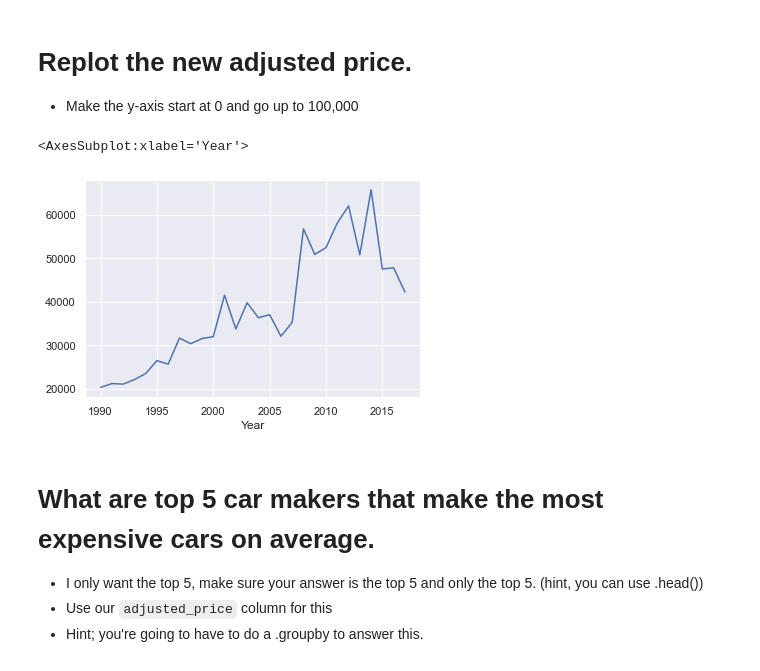
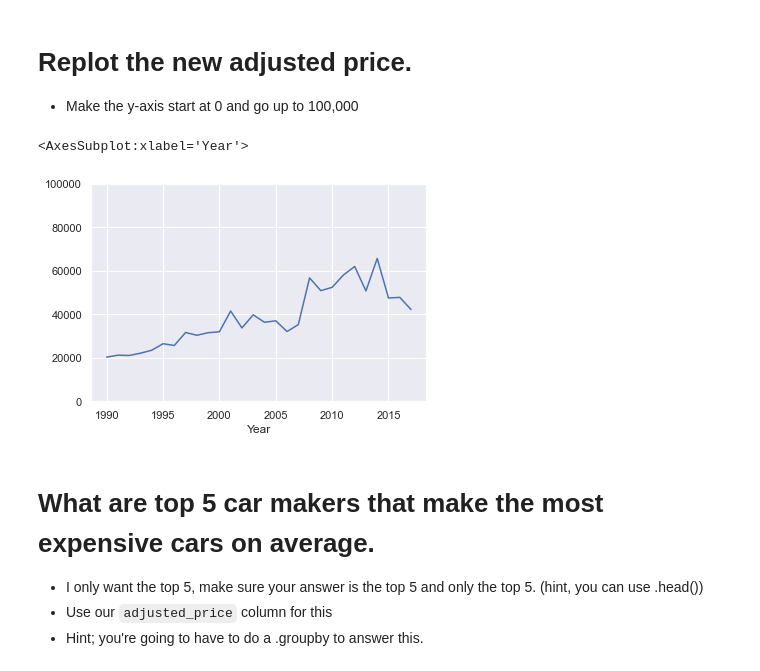
Before and after one commit to LiKenun/2021-fall-data-science, a Jupyter notebook: Week-02-EDA/Exercise-EDA.ipynb, the cells around one changed output. Cells and saved outputs as stored; diff of their text form; code cells hidden in the pictures.

```diff
--- a/Week-02-EDA/Exercise-EDA.ipynb
+++ b/Week-02-EDA/Exercise-EDA.ipynb
@@ -140,13 +142,13 @@ df['adjusted_price'] = df.MSRP * df.price_correction_factor
 # %%
 # Plot new prices
 
 df.groupby('Year') \
   .adjusted_price \
   .mean() \
-  .plot(kind='line')
+  .plot(kind='line', ylim=(0, 100000))
 # %% [output]
 <AxesSubplot:xlabel='Year'>
-[figure, old version]
+[figure, new version]
 # %% [markdown]
 # What are top 5 car makers that make the most expensive cars on average.
 * I only want the top 5, make sure your answer is the top 5 and only the top 5. (hint, you can use .head())
```
Also changed, not shown: parts of 3 cells of this notebook.
